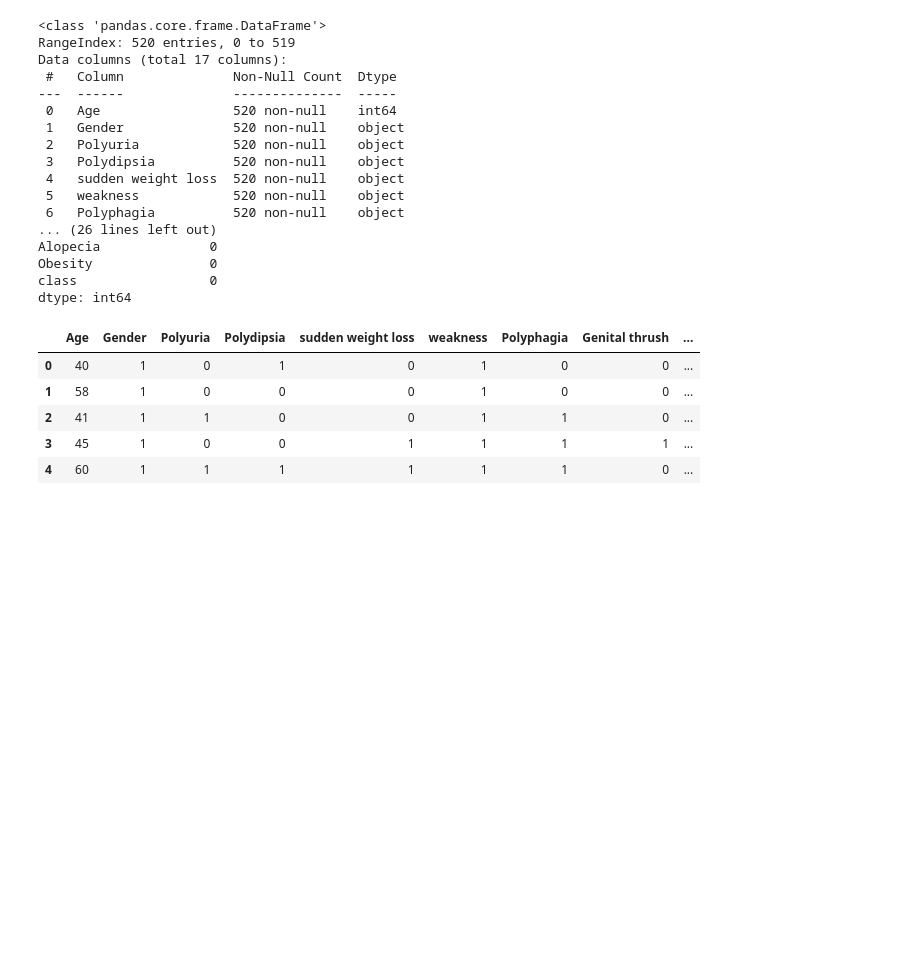
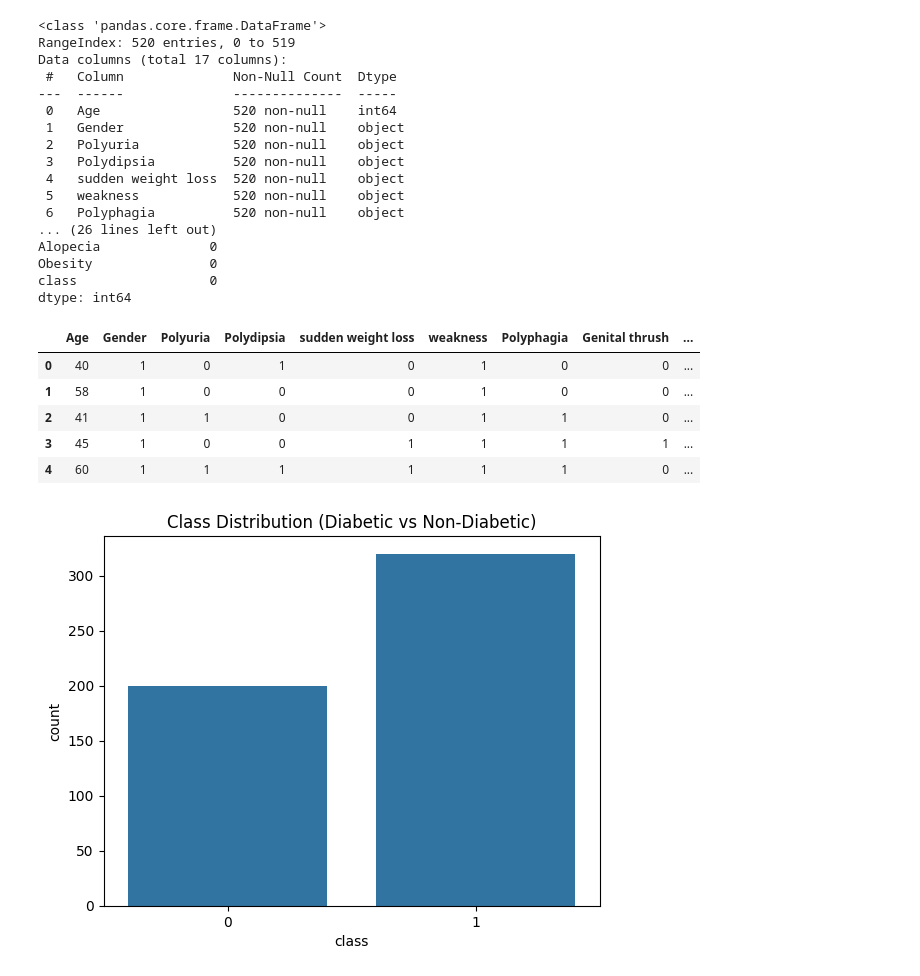
Before and after one commit to Girij1718/Predicting-Diabetes-Risk-Using-Health-and-Lifestyle-Indicators, a Jupyter notebook: Final_Project_.ipynb, the cells around one changed output. Saved outputs shown, nothing was run; the diff lists cells and outputs as text; code cells hidden in the pictures; blank space fills up the shorter version.

```diff
--- a/Final_Project_.ipynb
+++ b/Final_Project_.ipynb
@@ -76,3 +76,12 @@ df.head()
 #Feature and Target separation
 x = df.drop('class' , axis= 1)
 y = df['class']
+# %%
+#Exploratory Data Analysis (EDA)
+# Check class balance
+
+sns.countplot(x='class', data=df)
+plt.title("Class Distribution (Diabetic vs Non-Diabetic)")
+plt.show()
+# %% [output]
+[figure, added]
```
